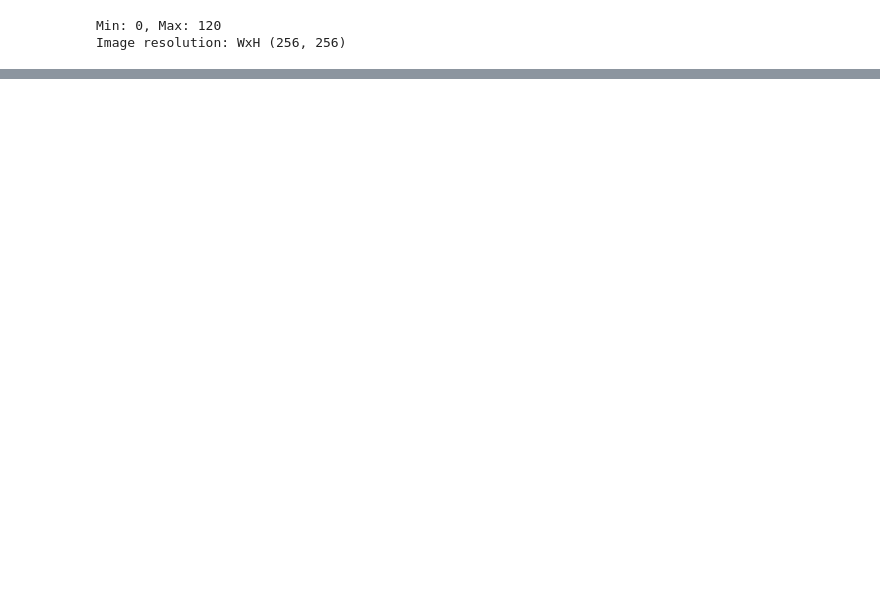
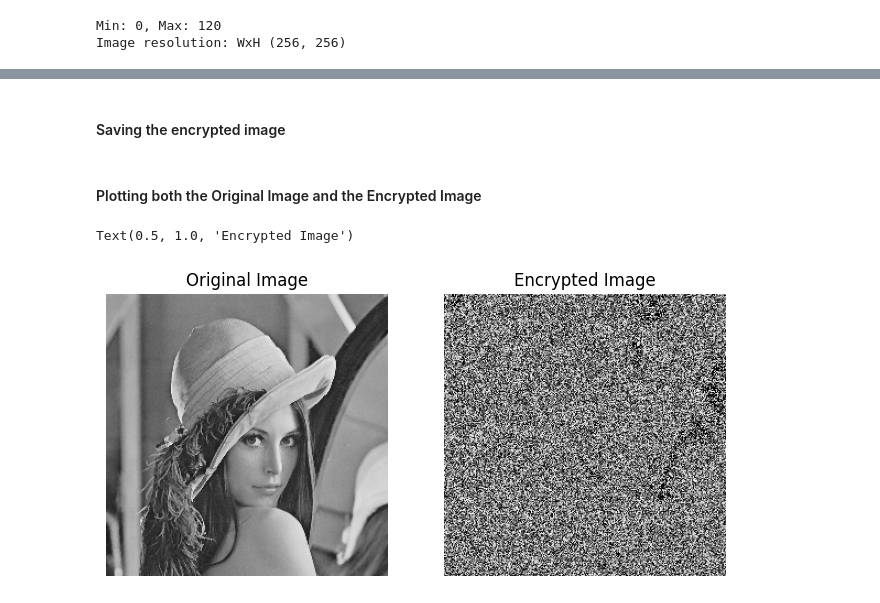
Before and after one commit to iqbalmdkaify/Image_Encryption, a Jupyter notebook: main.ipynb, the cells around one changed output, grey strips where cells are left out. Cells and saved outputs as stored; diff of their text form; code cells hidden in the pictures; blank space fills up the shorter version.

```diff
--- a/main.ipynb
+++ b/main.ipynb
@@ -41,0 +116,36 @@ Utilizing the chaotic logistic map equation, _x(n)_ and *l* values are determine
+# %% [markdown]
+#### Saving the encrypted image
+# %%
+FILE_PATH = './images/encrypted-image-1.png'
+
+# converting the pixel data into greyscale image
+data = Image.fromarray(a).convert("L")
+
+data.save(FILE_PATH)
+# %% [markdown]
+#### Plotting both the Original Image and the Encrypted Image
+# %%
+original_image = cv2.imread("./images/Lena-Image.png")
+encrypted_image = cv2.imread(FILE_PATH)
+
+# create figure
+fig = plt.figure(figsize=(8, 4))
+
+# Adds a subplot at the 1st position
+fig.add_subplot(1, 2, 1)
+
+# showing image
+plt.imshow(original_image)
+plt.axis('off')
+plt.title("Original Image")
+
+# Adds a subplot at the 2nd position
+fig.add_subplot(1, 2, 2)
+
+# showing image
+plt.imshow(encrypted_image)
+plt.axis('off')
+plt.title("Encrypted Image")
+# %% [output]
+Text(0.5, 1.0, 'Encrypted Image')
+[figure, added]
```
Also changed, not shown: parts of 8 cells of this notebook.
